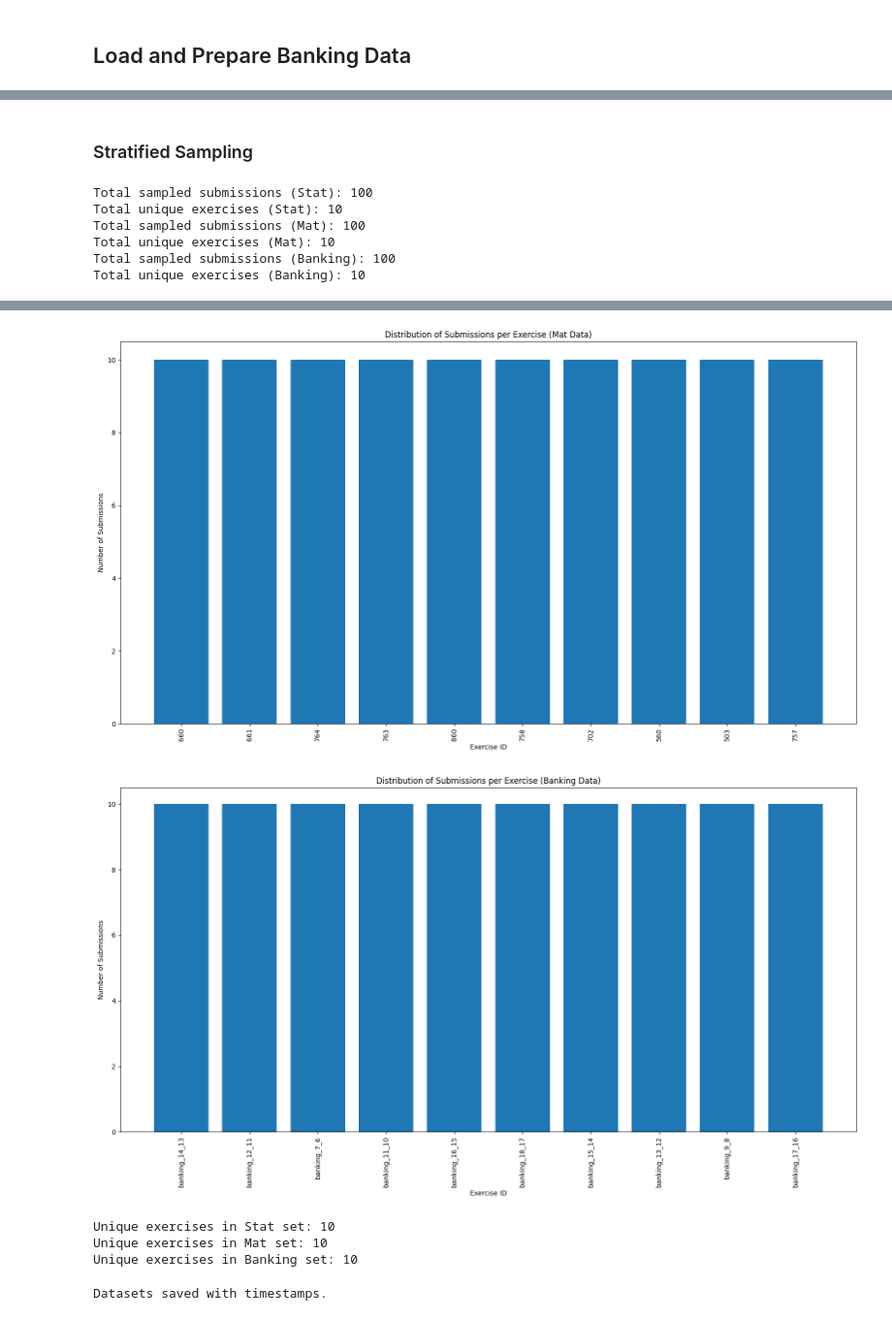
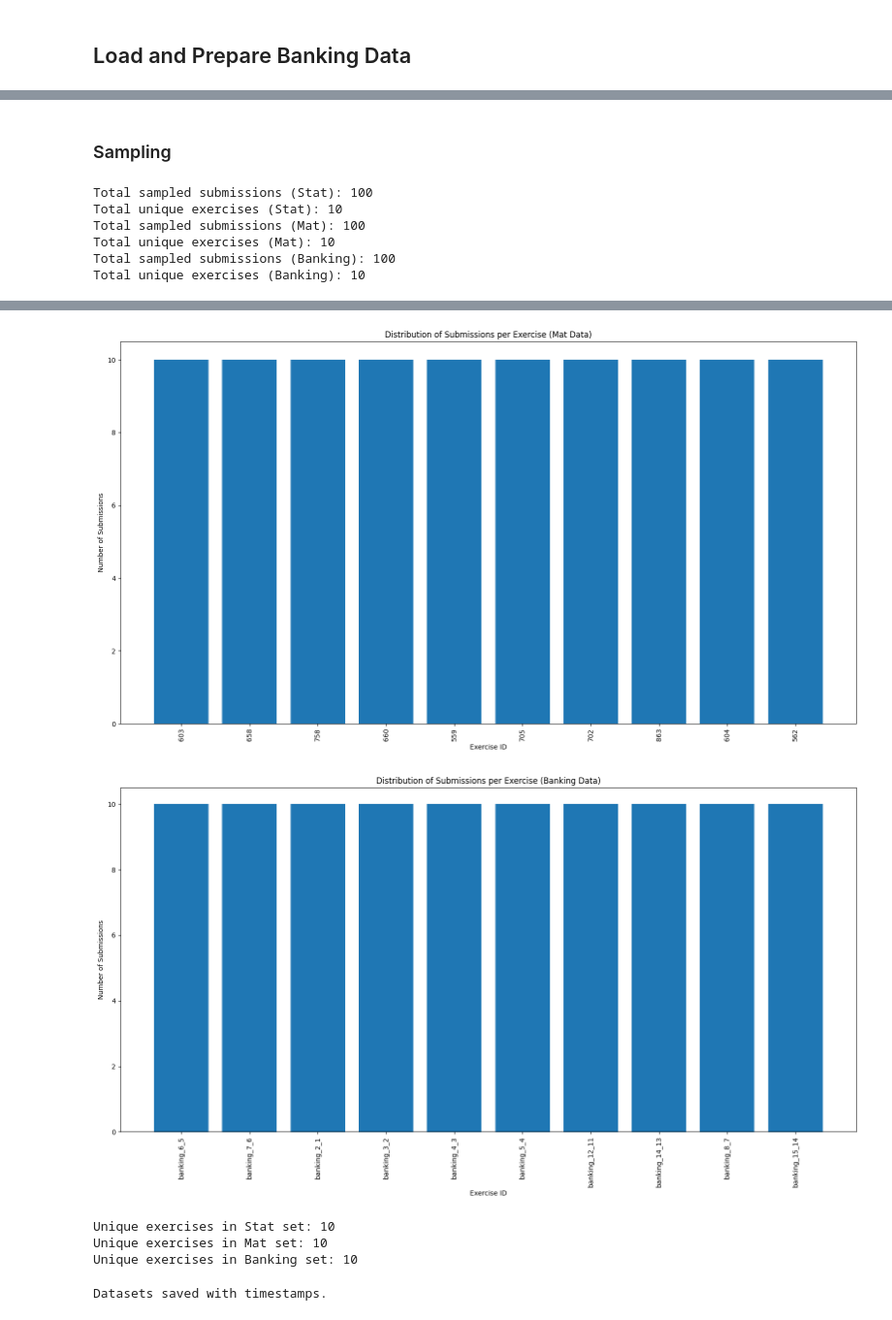
Before and after one commit to rnichi1/graded-by-ai-analytics, a Jupyter notebook: experiment.ipynb, the cells around one changed output, grey strips where cells are left out. Shown at 97% size. Drawn from its saved outputs; the diff is of its cells as text; code cells hidden in the pictures.

```diff
--- a/experiment.ipynb
+++ b/experiment.ipynb
@@ -210,8 +240,8 @@ Missing maxPoints in banking_df: 0
 # %% [markdown]
-### Stratified Sampling
+### Sampling
 # %%
+from helpers.sample_data import sample_data
 import matplotlib.pyplot as plt
-from helpers.stratified_sample import stratified_random_sample
 
 # Combine submissions and tasks into one dataset
 combined_data = submissions_df.merge(tasks_df, left_on="task_id", right_on="id")
@@ -224,15 +254,15 @@ banking_df.rename(columns={"id": "id_x"}, inplace=True)
 combined_data = pd.concat([combined_data, banking_df], ignore_index=True)
 # Rename columns for consistent field names
 
-# Convert to a list of dictionaries for stratified sampling
+# Convert to a list of dictionaries for sampling
 combined_data_dict = combined_data.to_dict(orient="records")
 
-# Apply stratified sampling
-sampled_data_by_course = stratified_random_sample(
+# Apply sampling
+sampled_data_by_course = sample_data(
     combined_data_dict,
-    num_groups=6,  # 6 Groups of maxPoints to diversify difficulty
-    exercise_sample_size=10,  # Ensure diversity in exercises
-    submissions_per_exercise=10  # Uniform submissions per exercise
+    num_groups=10,
+    exercise_sample_size=10,
+    submissions_per_exercise=10
 )
 
 # Separate sampled data into stat, mat, and banking
@@ -240,7 +270,7 @@ evaluation_data_stat_rand = sampled_data_by_course.get("fs24-sta120", [])
 evaluation_data_mat_rand = sampled_data_by_course.get("fs24-mat183", [])
 evaluation_data_banking_rand = sampled_data_by_course.get("fs24-banking", [])
 
-# Check stratified sampling results
+# Check sampling results
 def count_submissions_by_exercise(data):
     counts = {}
     for entry in data:
@@ -272,34 +302,34 @@ counts_mat_df = pd.DataFrame(list(counts_mat.items()), columns=["Exercise", "Sub
 counts_banking_df = pd.DataFrame(list(counts_banking.items()), columns=["Exercise", "Submissions"])
 
 # Plot the distribution of submissions per exercise for each course
 def plot_submissions_distribution(df, title):
     plt.figure(figsize=(16, 9))
     plt.bar(df["Exercise"].astype(str), df["Submissions"])
     plt.xlabel("Exercise ID")
     plt.ylabel("Number of Submissions")
     plt.title(title)
     plt.xticks(rotation=90)
     plt.tight_layout()
     plt.show()
 
 plot_submissions_distribution(counts_stat_df, "Distribution of Submissions per Exercise (Stat Data)")
 plot_submissions_distribution(counts_mat_df, "Distribution of Submissions per Exercise (Mat Data)")
 plot_submissions_distribution(counts_banking_df, "Distribution of Submissions per Exercise (Banking Data)")
 
 # Final integrity checks
 print(f"Unique exercises in Stat set: {len(set(d['task_id'] for d in evaluation_data_stat_rand))}")
 print(f"Unique exercises in Mat set: {len(set(d['task_id'] for d in evaluation_data_mat_rand))}")
 print(f"Unique exercises in Banking set: {len(set(d['task_id'] for d in evaluation_data_banking_rand))}")
 # %% [output]
 Total sampled submissions (Stat): 100
 Total unique exercises (Stat): 10
 Total sampled submissions (Mat): 100
 Total unique exercises (Mat): 10
 Total sampled submissions (Banking): 100
 Total unique exercises (Banking): 10
 [figure]
 [figure]
-[figure, old version]
+[figure, new version]
 Unique exercises in Stat set: 10
 Unique exercises in Mat set: 10
 Unique exercises in Banking set: 10
```
Also changed, not shown: parts of 21 cells of this notebook, 6 other files.
